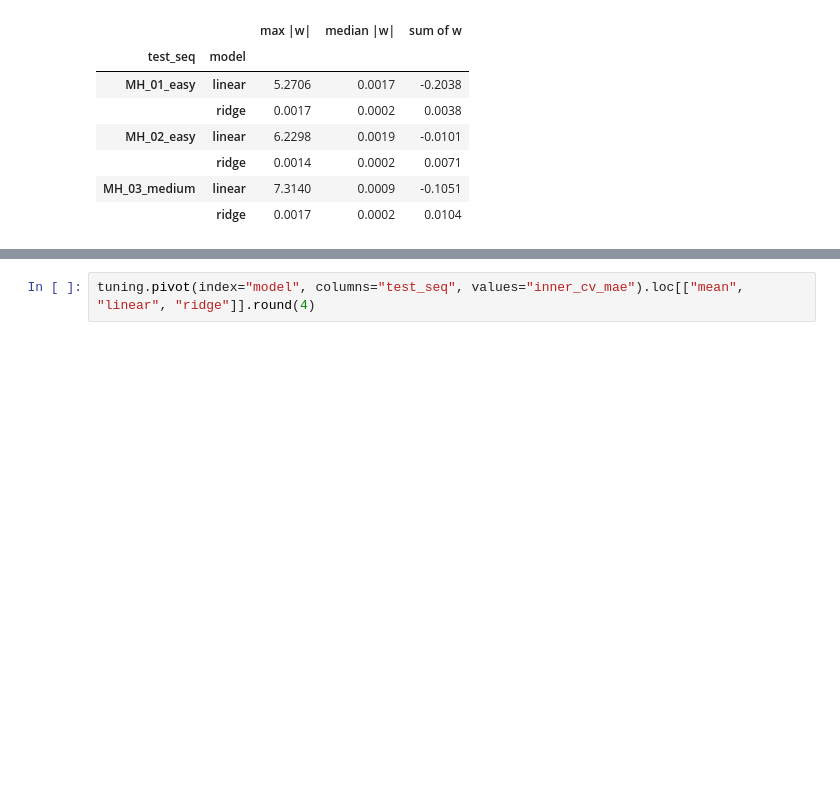
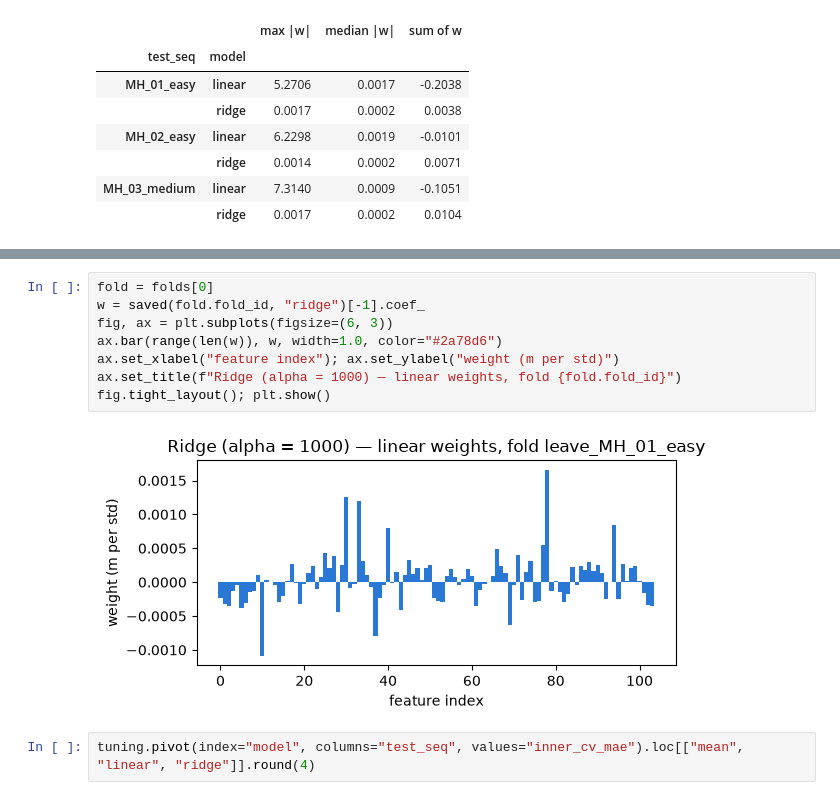
Before and after one commit to Dadi-Dinesh/Drift-Sense, a Jupyter notebook: notebooks/05_ml_models.ipynb, the cells around one changed output, grey strips where cells are left out. Drawn from its saved outputs; the diff is of its cells as text; blank space fills up the shorter version.

```diff
--- a/notebooks/05_ml_models.ipynb
+++ b/notebooks/05_ml_models.ipynb
@@ -259,3 +257,13 @@ fig.tight_layout(); plt.show()
+# %%
+fold = folds[0]
+w = saved(fold.fold_id, "ridge")[-1].coef_
+fig, ax = plt.subplots(figsize=(6, 3))
+ax.bar(range(len(w)), w, width=1.0, color="#2a78d6")
+ax.set_xlabel("feature index"); ax.set_ylabel("weight (m per std)")
+ax.set_title(f"Ridge (alpha = 1000) — linear weights, fold {fold.fold_id}")
+fig.tight_layout(); plt.show()
+# %% [output]
+[figure, added]
 # %%
 tuning.pivot(index="model", columns="test_seq", values="inner_cv_mae").loc[["mean", "linear", "ridge"]].round(4)
 # %% [output]
```
Also changed, not shown: parts of 2 cells of this notebook, 1 other file.
